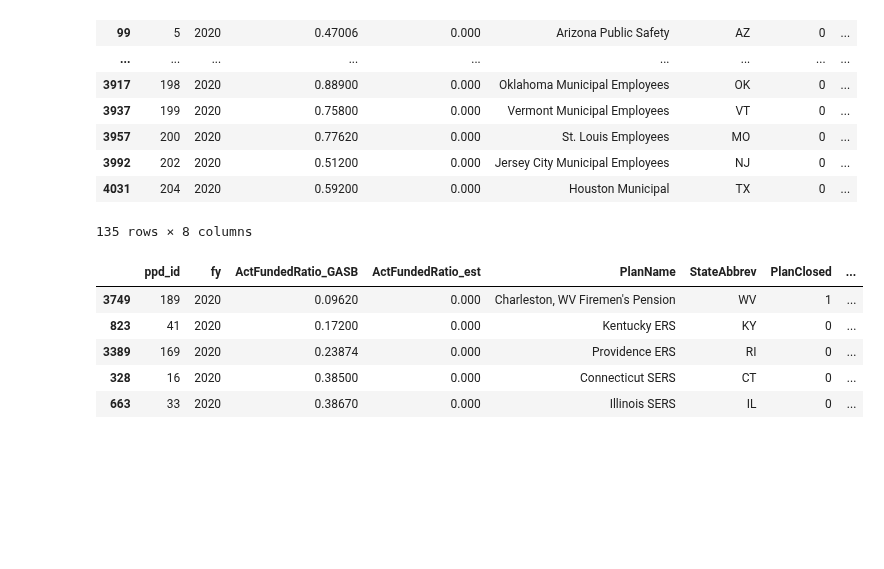
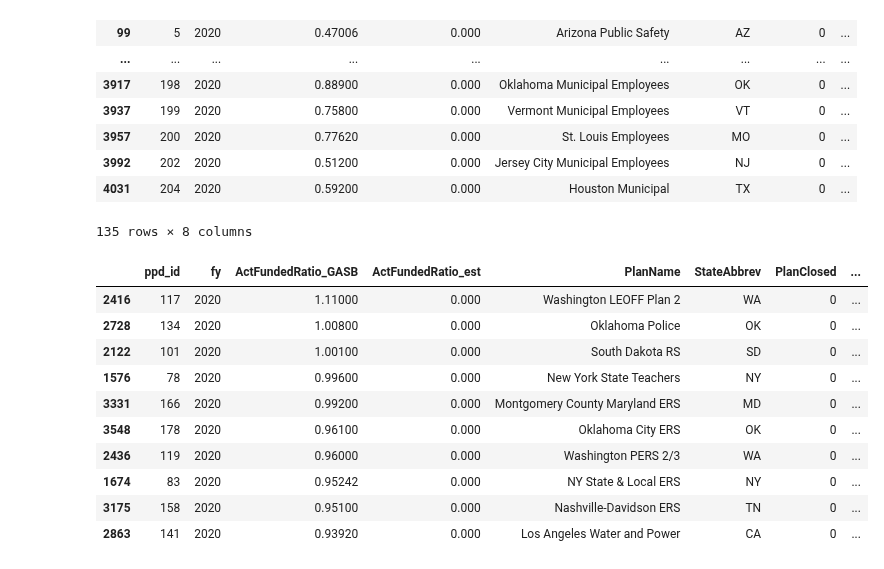
Before and after one commit to DeltaDeutsch/PPD-Group-Project, a Jupyter notebook: PPD Group Project.ipynb, the cells around one changed output. Cells and saved outputs as stored; diff of their text form; code cells hidden in the pictures; blank space fills up the shorter version.

Commit message:
Added filter for plans funded above 90% by year

```diff
--- a/PPD Group Project.ipynb
+++ b/PPD Group Project.ipynb
@@ -103,6 +103,7 @@ plan_data_df.head()
 | 4 | 5 | Arizona Public Safety | AZ | 0 | None |
 # %%
 plan_test_data_df=pd.merge(funded_ratio_df,plan_data_df,how="inner",on="ppd_id")
+plan_test_data_df['ActFundedRatio_GASB'] = plan_test_data_df['ActFundedRatio_GASB'].astype(float)
 plan_test_data_df.shape
 # %% [output]
 (4032, 8)
@@ -140,11 +145,16 @@ plan_data_2020
 | 4031 | 204 | 2020 | 0.59200 | 0.000 | Houston Municipal | TX | 0 | ... |
 135 rows × 8 columns
 # %%
-plan_data_2020.sort_values(by='ActFundedRatio_GASB', ascending=True)[0:5]
+plan_data_2020.sort_values(by='ActFundedRatio_GASB', ascending=False)[0:10]
 # %% [output]
 |  | ppd_id | fy | ActFundedRatio_GASB | ActFundedRatio_est | PlanName | StateAbbrev | PlanClosed | ... |
-| 3749 | 189 | 2020 | 0.09620 | 0.000 | Charleston, WV Firemen's Pension | WV | 1 | ... |
-| 823 | 41 | 2020 | 0.17200 | 0.000 | Kentucky ERS | KY | 0 | ... |
-| 3389 | 169 | 2020 | 0.23874 | 0.000 | Providence ERS | RI | 0 | ... |
-| 328 | 16 | 2020 | 0.38500 | 0.000 | Connecticut SERS | CT | 0 | ... |
-| 663 | 33 | 2020 | 0.38670 | 0.000 | Illinois SERS | IL | 0 | ... |
+| 2416 | 117 | 2020 | 1.11000 | 0.000 | Washington LEOFF Plan 2 | WA | 0 | ... |
+| 2728 | 134 | 2020 | 1.00800 | 0.000 | Oklahoma Police | OK | 0 | ... |
+| 2122 | 101 | 2020 | 1.00100 | 0.000 | South Dakota RS | SD | 0 | ... |
+| 1576 | 78 | 2020 | 0.99600 | 0.000 | New York State Teachers | NY | 0 | ... |
+| 3331 | 166 | 2020 | 0.99200 | 0.000 | Montgomery County Maryland ERS | MD | 0 | ... |
+| 3548 | 178 | 2020 | 0.96100 | 0.000 | Oklahoma City ERS | OK | 0 | ... |
+| 2436 | 119 | 2020 | 0.96000 | 0.000 | Washington PERS 2/3 | WA | 0 | ... |
+| 1674 | 83 | 2020 | 0.95242 | 0.000 | NY State & Local ERS | NY | 0 | ... |
+| 3175 | 158 | 2020 | 0.95100 | 0.000 | Nashville-Davidson ERS | TN | 0 | ... |
+| 2863 | 141 | 2020 | 0.93920 | 0.000 | Los Angeles Water and Power | CA | 0 | ... |
```
Also changed, not shown: parts of 3 cells of this notebook.
